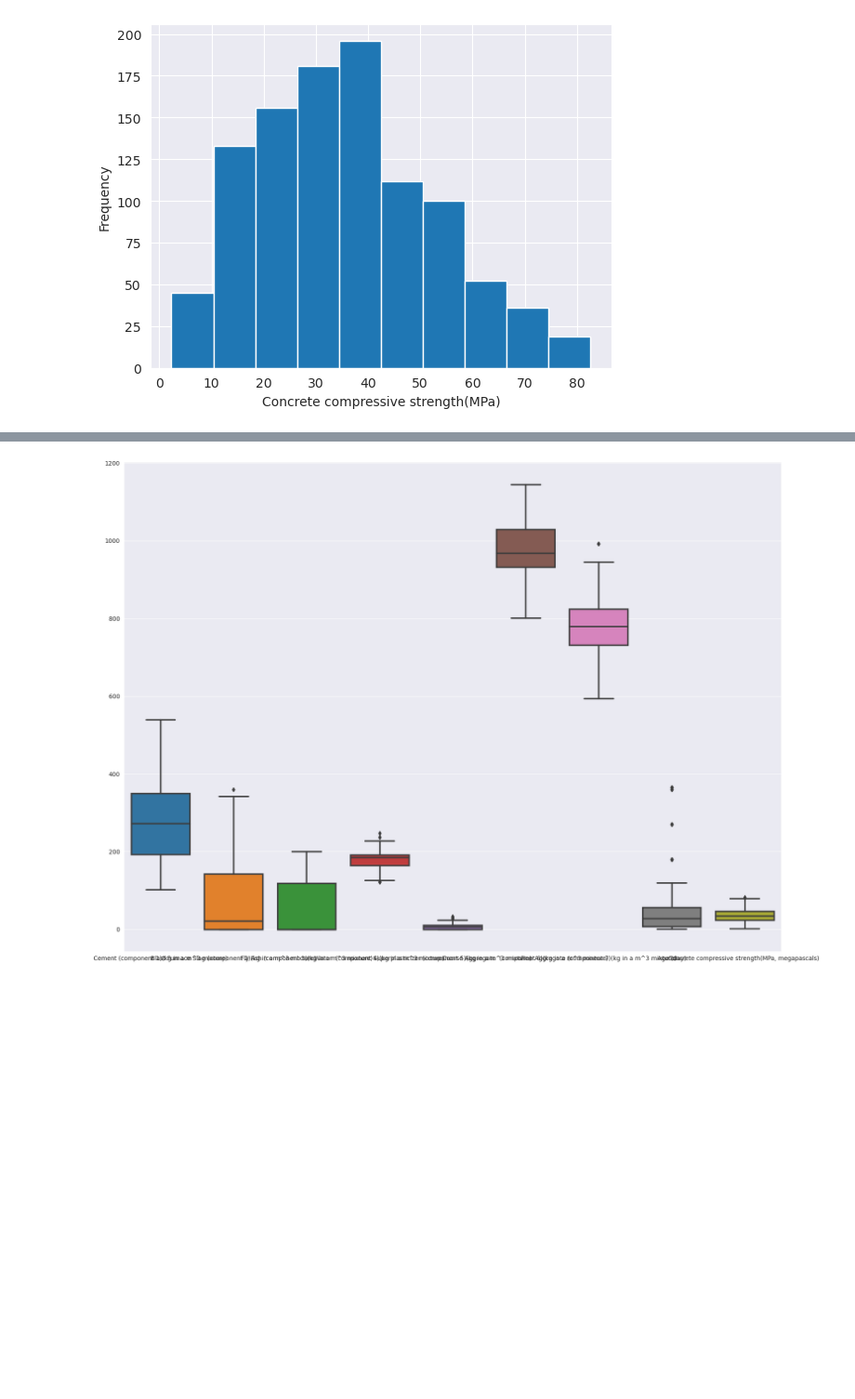
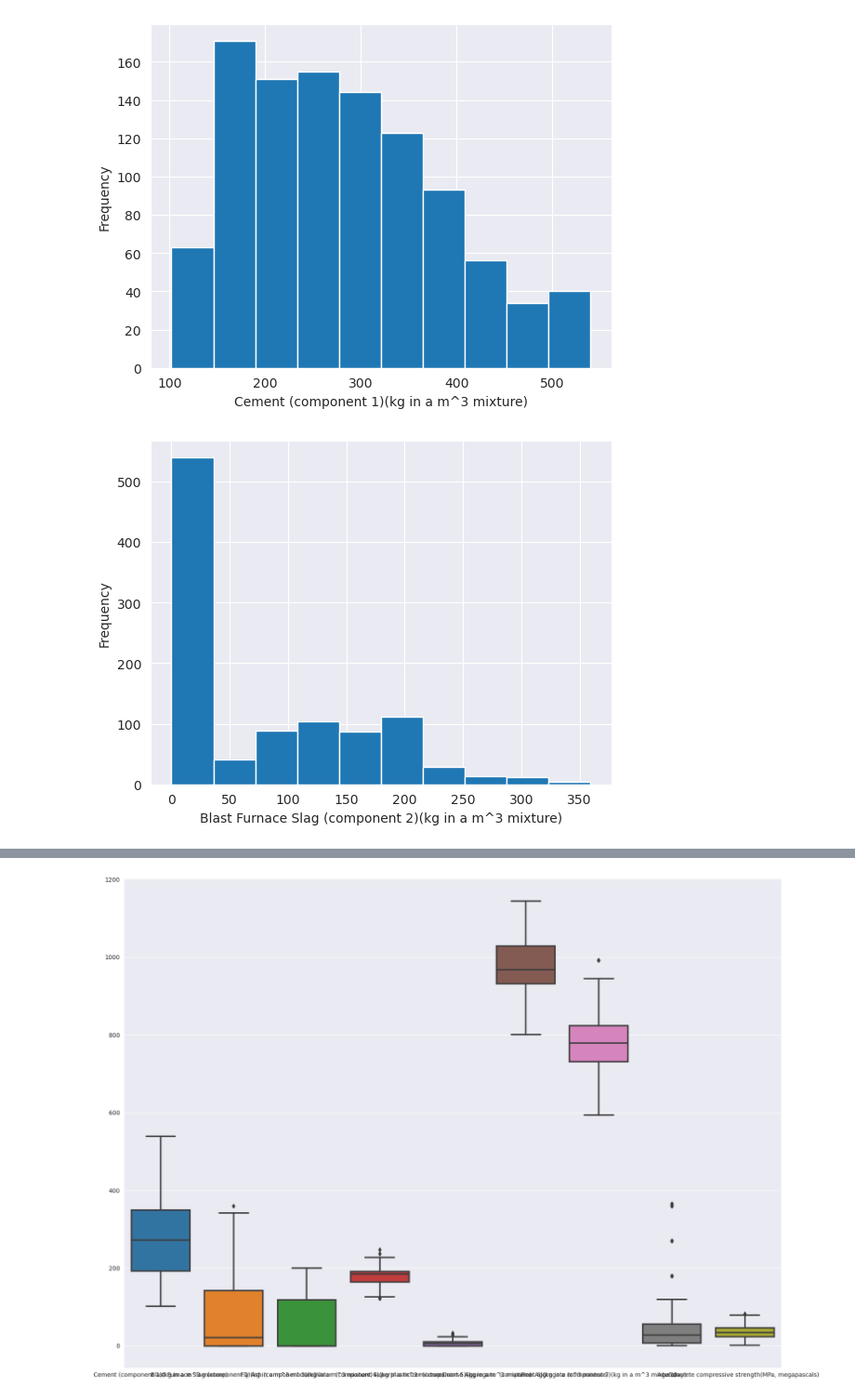
Before and after one commit to pcperera/concrete, a Jupyter notebook: descriptive.ipynb, the cells around one changed output, grey strips where cells are left out. Shown at 93% size. Saved outputs shown, nothing was run; the diff lists cells and outputs as text; code cells hidden in the pictures; blank space fills up the shorter version.

Commit message:
Add histograms to descriptive analysis

```diff
--- a/descriptive.ipynb
+++ b/descriptive.ipynb
@@ -43,10 +43,12 @@ memory usage: 72.5 KB
 | Fine Aggregate (component 7)(kg i... | -0.222718 | -0.281603 | 0.079108 | -0.450661 | ... |
 | Age (day) | 0.081946 | -0.044246 | -0.154371 | 0.277618 | ... |
 | Concrete compressive strength(MPa... | 0.497832 | 0.134829 | -0.105755 | -0.289633 | ... |
-# %%
-plt.hist(df['Concrete compressive strength(MPa, megapascals) '])
-plt.xlabel('Concrete compressive strength(MPa)')
-plt.ylabel('Frequency')
-plt.show()
-# %% [output]
-[figure, removed]
+# %%
+for index in range(0, len(df.columns)):
+    plt.hist(df[df.columns[index]])
+    plt.xlabel(df.columns[index])
+    plt.ylabel('Frequency')
+    plt.show()
+# %% [output]
+[figure, added]
+[figure, added]
```
Also changed, not shown: parts of 1 cell of this notebook, 11 other files.
